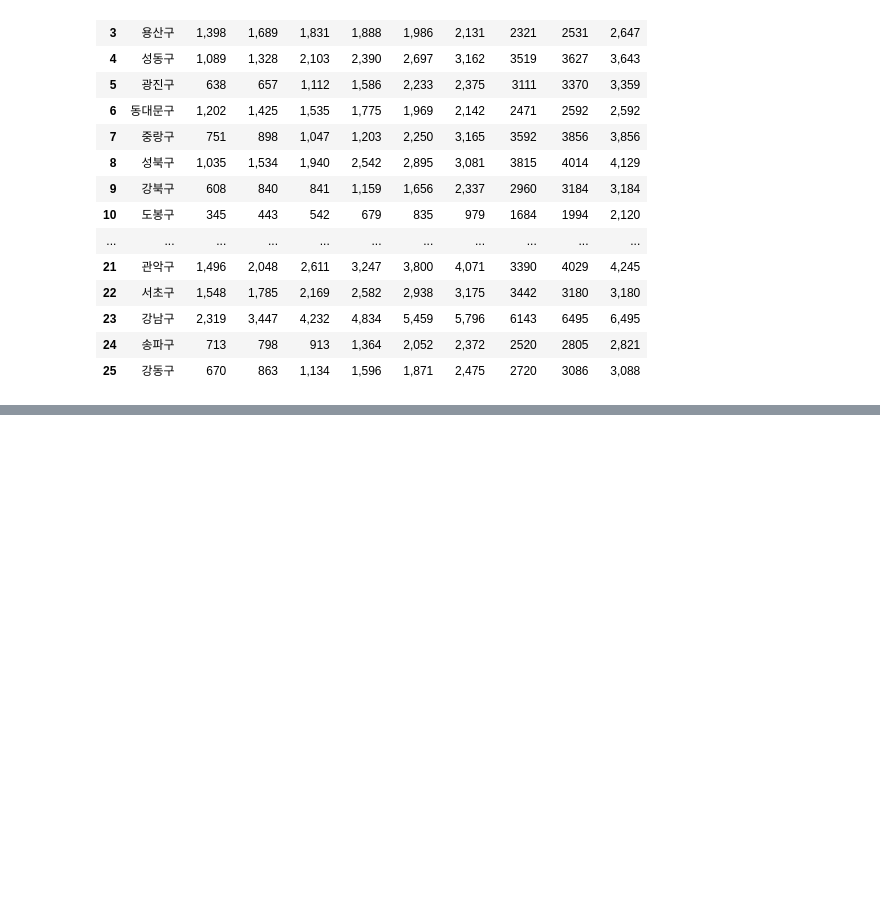
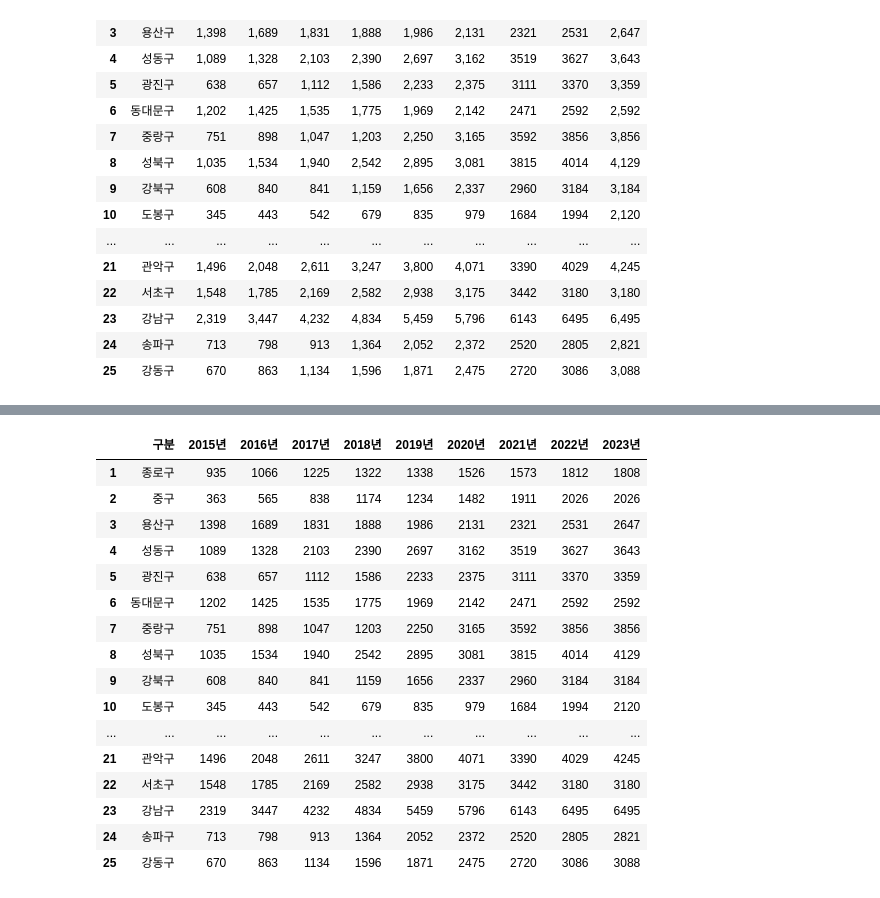
Before and after one commit to njy622/DataAnalysis-2023.09, a Jupyter notebook: 02.Pandas/07. 문제풀이.ipynb, the cells around one changed output, grey strips where cells are left out. Drawn from its saved outputs; the diff is of its cells as text; code cells hidden in the pictures; blank space fills up the shorter version.

```diff
--- a/02.Pandas/07. 문제풀이.ipynb
+++ b/02.Pandas/07. 문제풀이.ipynb
@@ -162,0 +227,20 @@ dtype: object
+# %%
+cctv
+# %% [output]
+|  | 구분 | 2015년 | 2016년 | 2017년 | 2018년 | 2019년 | 2020년 | 2021년 | 2022년 | 2023년 |
+| 1 | 종로구 | 935 | 1066 | 1225 | 1322 | 1338 | 1526 | 1573 | 1812 | 1808 |
+| 2 | 중구 | 363 | 565 | 838 | 1174 | 1234 | 1482 | 1911 | 2026 | 2026 |
+| 3 | 용산구 | 1398 | 1689 | 1831 | 1888 | 1986 | 2131 | 2321 | 2531 | 2647 |
+| 4 | 성동구 | 1089 | 1328 | 2103 | 2390 | 2697 | 3162 | 3519 | 3627 | 3643 |
+| 5 | 광진구 | 638 | 657 | 1112 | 1586 | 2233 | 2375 | 3111 | 3370 | 3359 |
+| 6 | 동대문구 | 1202 | 1425 | 1535 | 1775 | 1969 | 2142 | 2471 | 2592 | 2592 |
+| 7 | 중랑구 | 751 | 898 | 1047 | 1203 | 2250 | 3165 | 3592 | 3856 | 3856 |
+| 8 | 성북구 | 1035 | 1534 | 1940 | 2542 | 2895 | 3081 | 3815 | 4014 | 4129 |
+| 9 | 강북구 | 608 | 840 | 841 | 1159 | 1656 | 2337 | 2960 | 3184 | 3184 |
+| 10 | 도봉구 | 345 | 443 | 542 | 679 | 835 | 979 | 1684 | 1994 | 2120 |
+| ... | ... | ... | ... | ... | ... | ... | ... | ... | ... | ... |
+| 21 | 관악구 | 1496 | 2048 | 2611 | 3247 | 3800 | 4071 | 3390 | 4029 | 4245 |
+| 22 | 서초구 | 1548 | 1785 | 2169 | 2582 | 2938 | 3175 | 3442 | 3180 | 3180 |
+| 23 | 강남구 | 2319 | 3447 | 4232 | 4834 | 5459 | 5796 | 6143 | 6495 | 6495 |
+| 24 | 송파구 | 713 | 798 | 913 | 1364 | 2052 | 2372 | 2520 | 2805 | 2821 |
+| 25 | 강동구 | 670 | 863 | 1134 | 1596 | 1871 | 2475 | 2720 | 3086 | 3088 |
```
Also changed, not shown: parts of 15 cells of this notebook.
